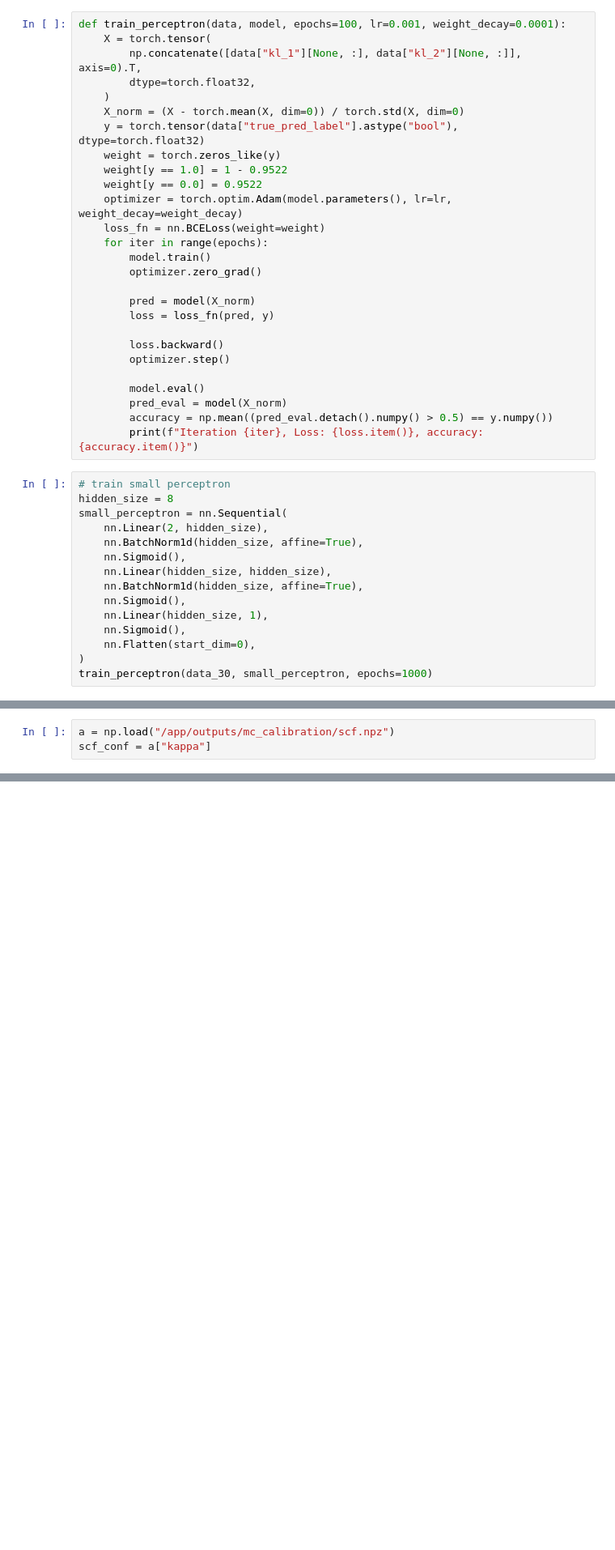
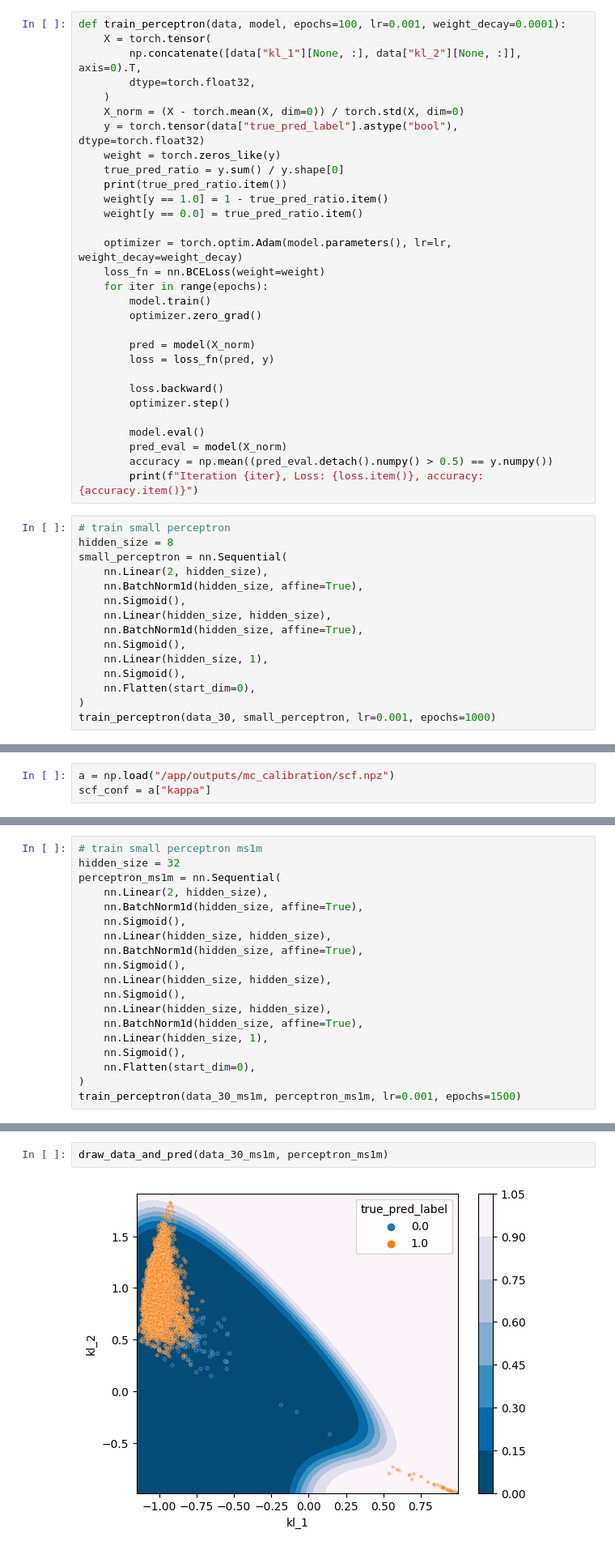
Before and after one commit to Leonid-Erlygin/text_uncertainty, a Jupyter notebook: notebooks/mc_in_osfr/calibration.ipynb, the cells around one changed output, grey strips where cells are left out. Shown at 81% size. Drawn from its saved outputs; the diff is of its cells as text; blank space fills up the shorter version.

```diff
--- a/notebooks/mc_in_osfr/calibration.ipynb
+++ b/notebooks/mc_in_osfr/calibration.ipynb
@@ -27,8 +27,11 @@ def train_perceptron(data, model, epochs=100, lr=0.001, weight_decay=0.0001):
     X_norm = (X - torch.mean(X, dim=0)) / torch.std(X, dim=0)
     y = torch.tensor(data["true_pred_label"].astype("bool"), dtype=torch.float32)
     weight = torch.zeros_like(y)
-    weight[y == 1.0] = 1 - 0.9522
-    weight[y == 0.0] = 0.9522
+    true_pred_ratio = y.sum() / y.shape[0]
+    print(true_pred_ratio.item())
+    weight[y == 1.0] = 1 - true_pred_ratio.item()
+    weight[y == 0.0] = true_pred_ratio.item()
+
     optimizer = torch.optim.Adam(model.parameters(), lr=lr, weight_decay=weight_decay)
     loss_fn = nn.BCELoss(weight=weight)
     for iter in range(epochs):
@@ -59,5 +62,5 @@ small_perceptron = nn.Sequential(
     nn.Sigmoid(),
     nn.Flatten(start_dim=0),
 )
-train_perceptron(data_30, small_perceptron, epochs=1000)
+train_perceptron(data_30, small_perceptron, lr=0.001, epochs=1000)
 # %% [output]
@@ -289,0 +277,19 @@ sns.scatterplot(
+# %%
+# train small perceptron ms1m
+hidden_size = 32
+perceptron_ms1m = nn.Sequential(
+    nn.Linear(2, hidden_size),
+    nn.BatchNorm1d(hidden_size, affine=True),
+    nn.Sigmoid(),
+    nn.Linear(hidden_size, hidden_size),
+    nn.BatchNorm1d(hidden_size, affine=True),
+    nn.Sigmoid(),
+    nn.Linear(hidden_size, hidden_size),
+    nn.Sigmoid(),
+    nn.Linear(hidden_size, hidden_size),
+    nn.BatchNorm1d(hidden_size, affine=True),
+    nn.Linear(hidden_size, 1),
+    nn.Sigmoid(),
+    nn.Flatten(start_dim=0),
+)
+train_perceptron(data_30_ms1m, perceptron_ms1m, lr=0.001, epochs=1500)
@@ -289,0 +314,4 @@ sns.scatterplot(
+# %%
+draw_data_and_pred(data_30_ms1m, perceptron_ms1m)
+# %% [output]
+[figure, added]
```
Also changed, not shown: parts of 17 cells of this notebook, 37 other files.
